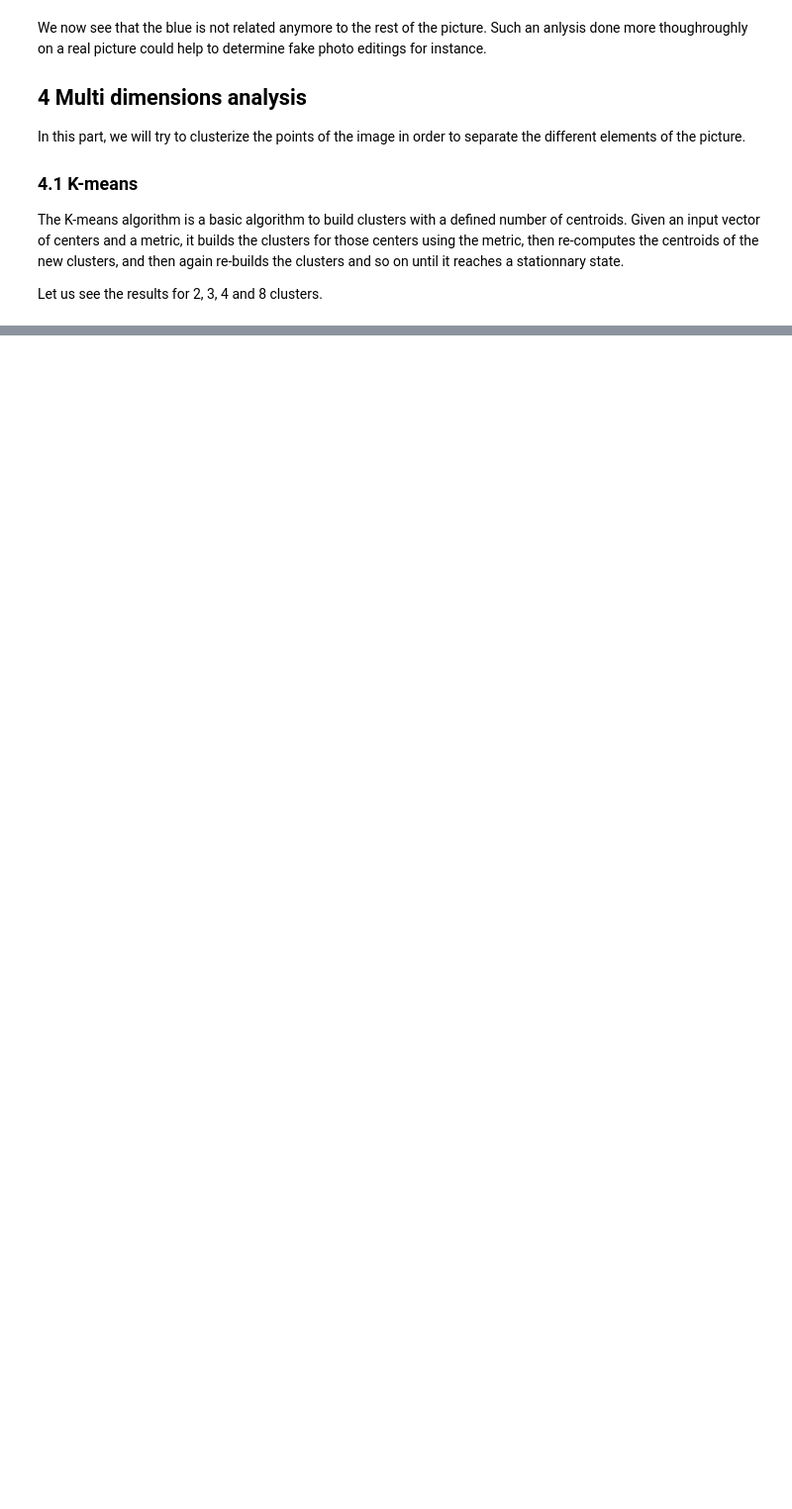
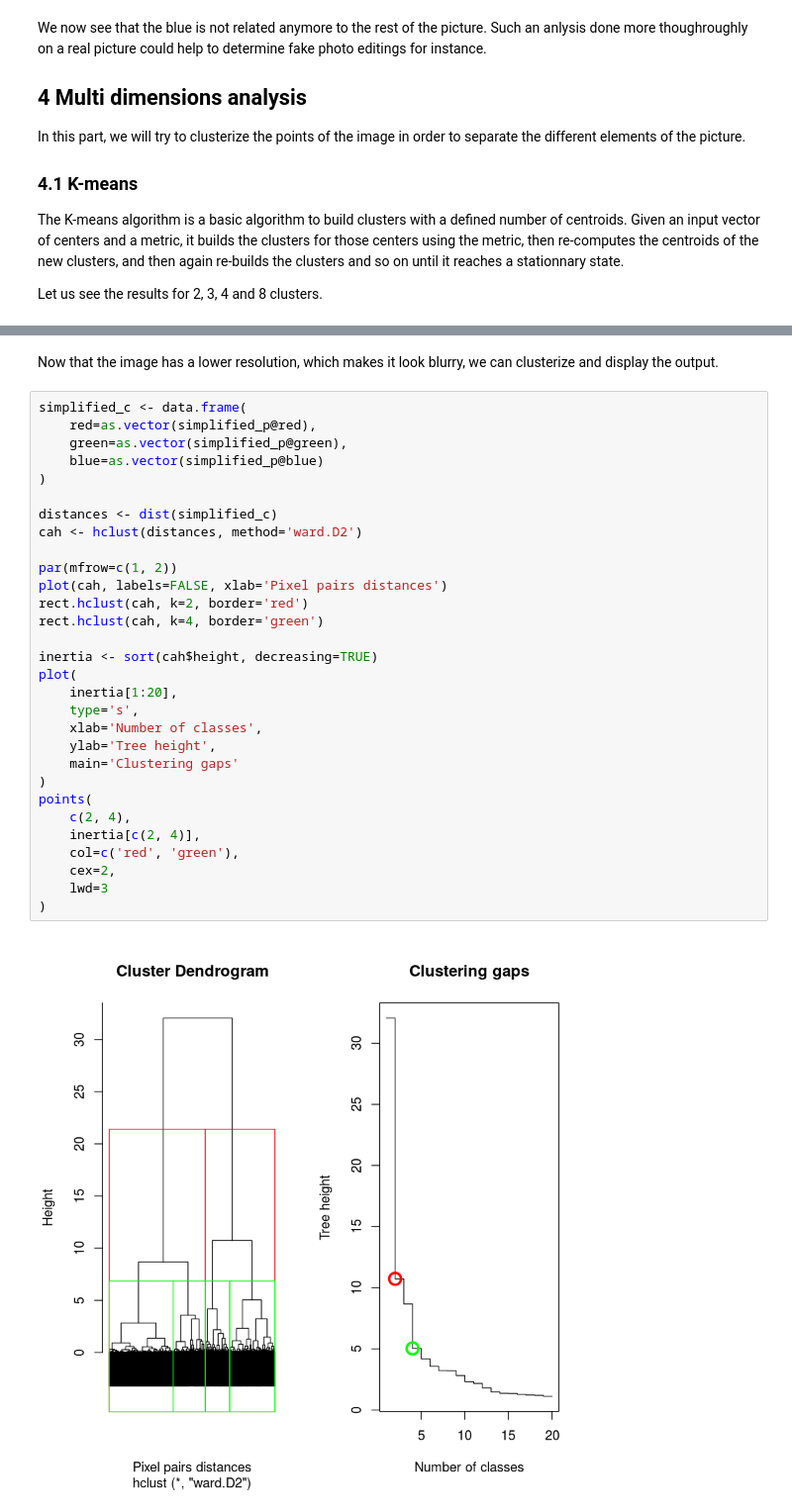
Before and after one commit to NikolaLohinski/notebooks, a Jupyter notebook: 4-image-exploratory-stats/notebook.ipynb, the cells around one changed output, grey strips where cells are left out. Shown at 99% size. Saved outputs shown, nothing was run; the diff lists cells and outputs as text; blank space fills up the shorter version.

```diff
--- a/4-image-exploratory-stats/notebook.ipynb
+++ b/4-image-exploratory-stats/notebook.ipynb
@@ -183,0 +196,34 @@ We can see that it is relatively easy to isolate Felix on his pizza from the bac
+# %% [markdown]
+Now that the image has a lower resolution, which makes it look blurry, we can clusterize and display the output.
+# %%
+simplified_c <- data.frame(
+    red=as.vector(simplified_p@red),
+    green=as.vector(simplified_p@green),
+    blue=as.vector(simplified_p@blue)
+)
+
+distances <- dist(simplified_c)
+cah <- hclust(distances, method='ward.D2')
+
+par(mfrow=c(1, 2))
+plot(cah, labels=FALSE, xlab='Pixel pairs distances')
+rect.hclust(cah, k=2, border='red')
+rect.hclust(cah, k=4, border='green')
+
+inertia <- sort(cah$height, decreasing=TRUE)
+plot(
+    inertia[1:20],
+    type='s',
+    xlab='Number of classes',
+    ylab='Tree height',
+    main='Clustering gaps'
+)
+points(
+    c(2, 4),
+    inertia[c(2, 4)],
+    col=c('red', 'green'),
+    cex=2,
+    lwd=3
+)
+# %% [output]
+[figure, added]
```
Also changed, not shown: parts of 6 cells of this notebook.
